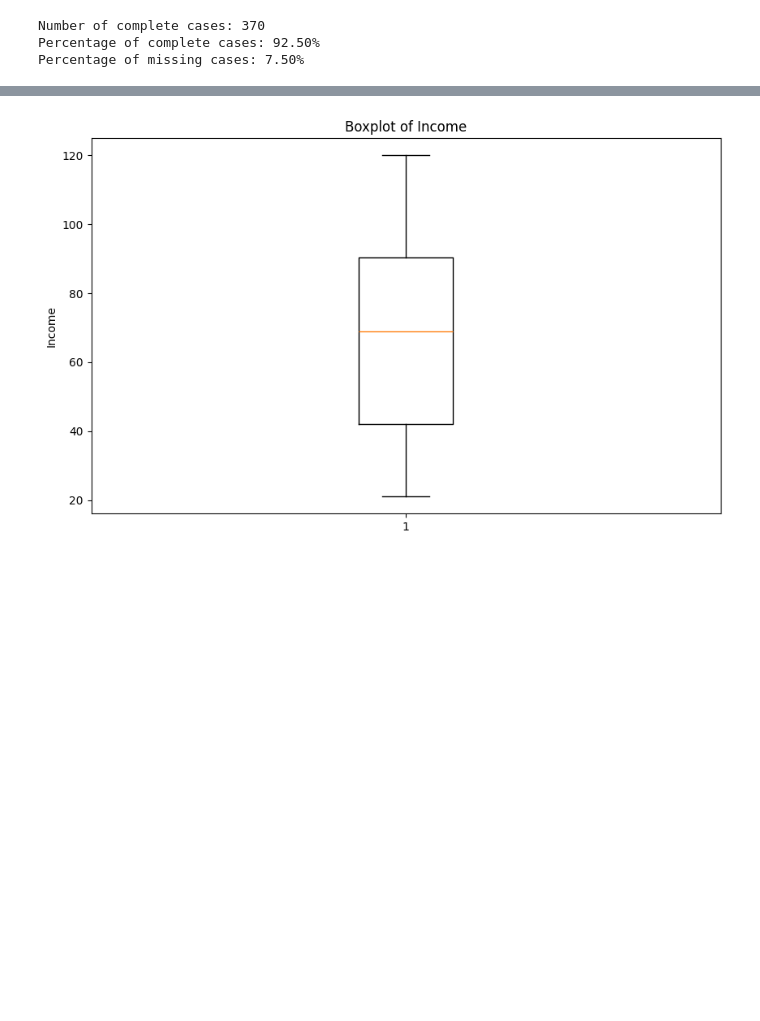
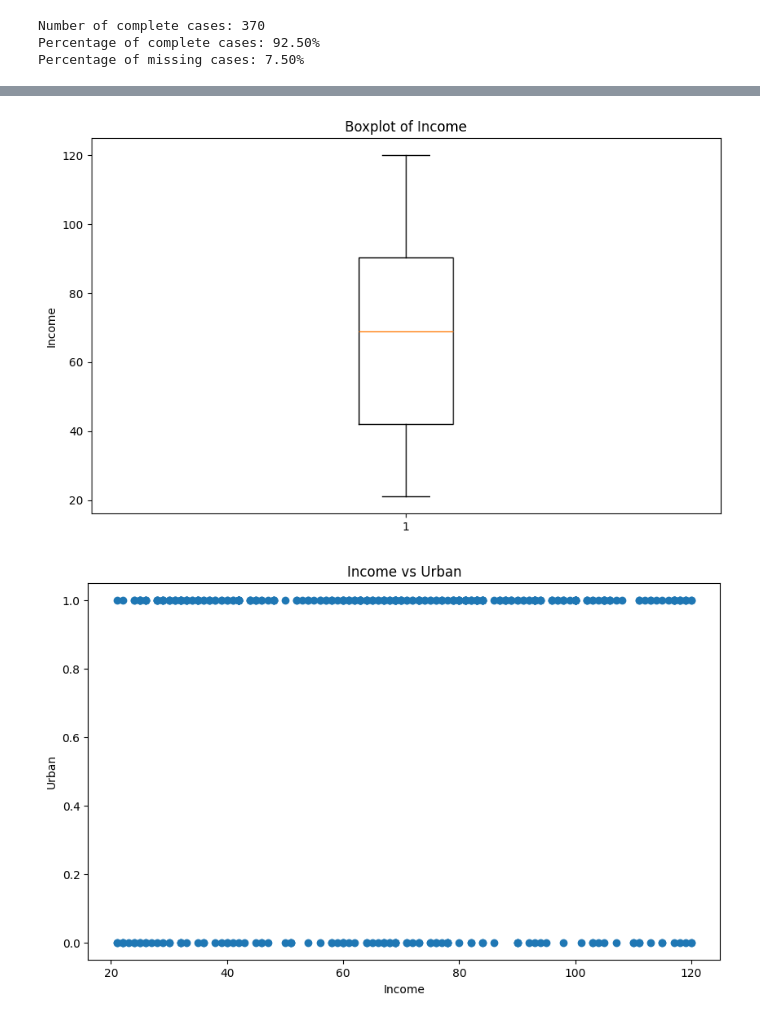
Before and after one commit to MartynaLatka/MartynaLatka.RozaMatlakiewicz.DS.2025, a Jupyter notebook: report3/Exercise 4.ipynb, the cells around one changed output, grey strips where cells are left out. Cells and saved outputs as stored; diff of their text form; code cells hidden in the pictures; blank space fills up the shorter version.

```diff
--- a/report3/Exercise 4.ipynb
+++ b/report3/Exercise 4.ipynb
@@ -683,30 +683,66 @@ plt.boxplot(carseats['Income'].dropna())
 plt.title('Boxplot of Income')
 plt.ylabel('Income')
 plt.show()
+
+#linear
+plt.figure(figsize=(10, 6))
+plt.plot(carseats['Income'], carseats['Urban'], 'o')
+plt.title('Income vs Urban')
+plt.xlabel('Income')
+plt.ylabel('Urban')
+plt.show()
+
+plt.figure(figsize=(10, 6))
+plt.plot(carseats['Income'], carseats['Education'], 'o')
+plt.title('Income vs Education')
+plt.xlabel('Income')
+plt.ylabel('Education')
+plt.show()
+
+plt.figure(figsize=(10, 6))
+plt.plot(carseats['Urban'], carseats['Education'], 'o')
+plt.title('Urban vs Education')
+plt.xlabel('Urban')
+plt.ylabel('Education')
+plt.show()
+
+simple_carseat_imputation = carseats.copy()
+
+simple_carseat_imputation['Income'].fillna(simple_carseat_imputation['Income'].mean(), inplace=True)
+simple_carseat_imputation['Urban'].fillna(simple_carseat_imputation['Urban'].mode()[0], inplace=True)
+
+print(carseats[carseats.isnull().any(axis=1)])
+
+filled_income_value = simple_carseat_imputation['Income'].mean()
+filled_income_rows = simple_carseat_imputation.loc[
+    carseats['Income'].isna(), ['Income']
+]
+print(filled_income_rows)
 # %% [output]
              Sales   CompPrice      Income  Advertising  Population  \
 count   400.000000  400.000000  380.000000   400.000000  400.000000
 unique         NaN         NaN         NaN          NaN         NaN
 top            NaN         NaN         NaN          NaN         NaN
 freq           NaN         NaN         NaN          NaN         NaN
 mean      7.496325  124.975000   68.660526     6.635000  264.840000
 std       2.824115   15.334512   28.007218     6.650364  147.376436
 min       0.000000   77.000000   21.000000     0.000000   10.000000
 25%       5.390000  115.000000   42.000000     0.000000  139.000000
 50%       7.490000  125.000000   69.000000     5.000000  272.000000
 75%       9.320000  135.000000   90.250000    12.000000  398.500000
 max      16.270000  175.000000  120.000000    29.000000  509.000000
 ... (9 lines left out)
 25%     100.000000       NaN   39.750000   12.000000    0.000000  NaN
 50%     117.000000       NaN   54.500000   14.000000    1.000000  NaN
 75%     131.000000       NaN   66.000000   16.000000    1.000000  NaN
 max     191.000000       NaN   80.000000   18.000000    1.000000  NaN
 [figure]
 [figure]
 [figure]
 [figure]
 [figure]
 [figure]
 [figure]
 [figure]
 [figure]
+[figure, added]
```
Also changed, not shown: parts of 1 cell of this notebook.
